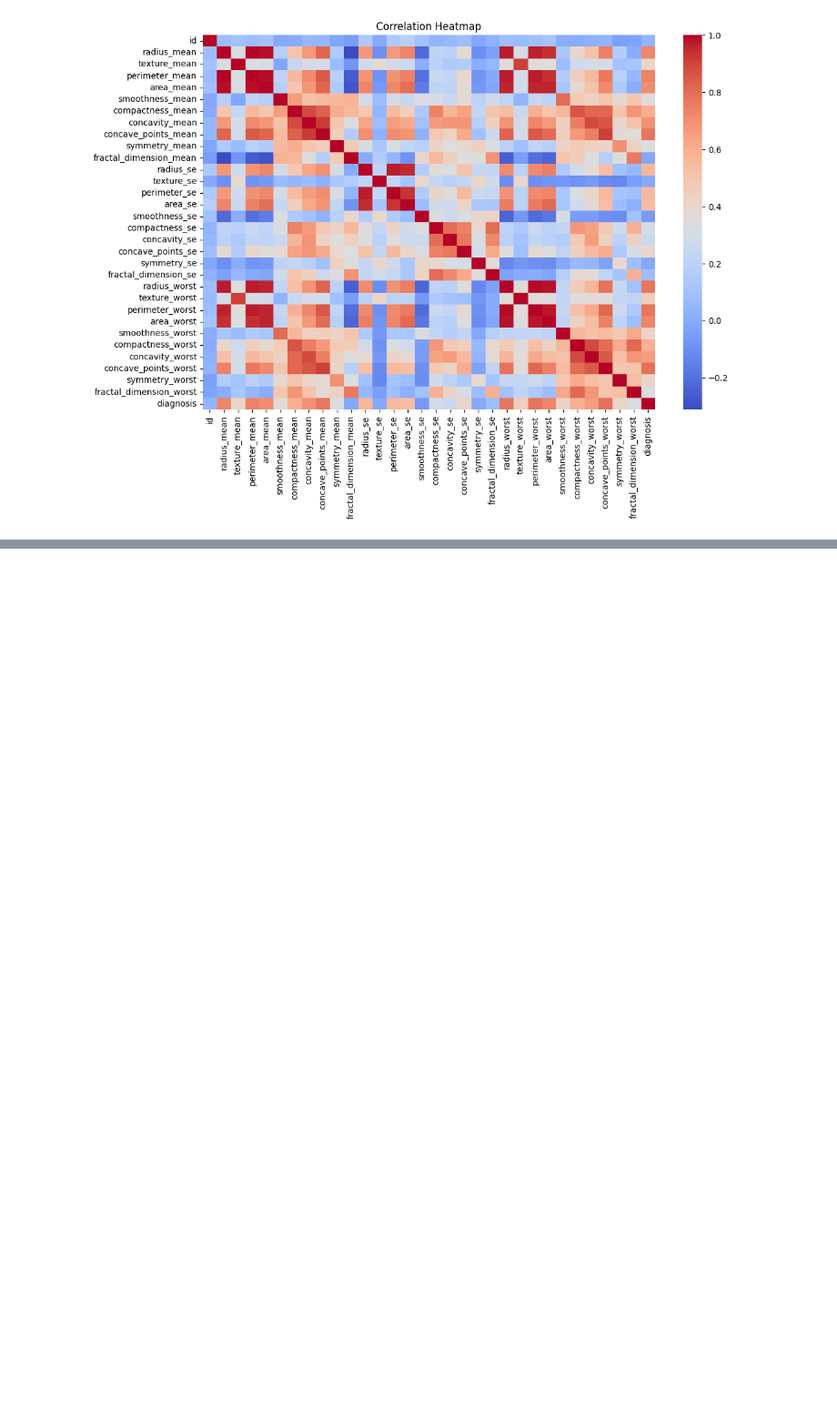
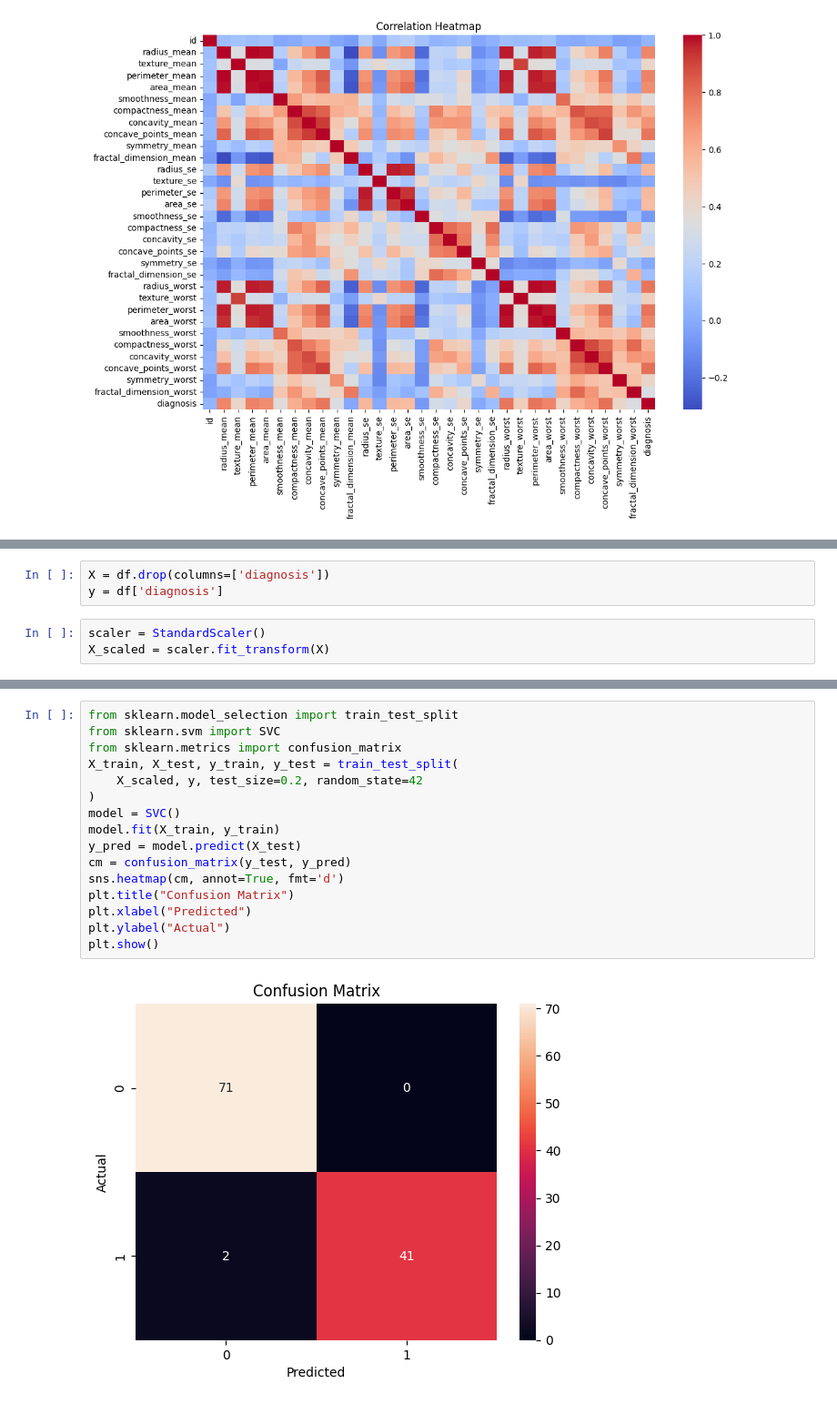
Before and after one commit to omshahu/ML_Practicals, a Jupyter notebook: p8_extra.ipynb, the cells around one changed output, grey strips where cells are left out. Shown at 91% size. Drawn from its saved outputs; the diff is of its cells as text; blank space fills up the shorter version.

```diff
--- a/p8_extra.ipynb
+++ b/p8_extra.ipynb
@@ -133,0 +148,6 @@ plt.show()
+# %%
+X = df.drop(columns=['diagnosis'])
+y = df['diagnosis']
+# %%
+scaler = StandardScaler()
+X_scaled = scaler.fit_transform(X)
@@ -133,0 +180,18 @@ plt.show()
+# %%
+from sklearn.model_selection import train_test_split
+from sklearn.svm import SVC
+from sklearn.metrics import confusion_matrix
+X_train, X_test, y_train, y_test = train_test_split(
+    X_scaled, y, test_size=0.2, random_state=42
+)
+model = SVC()
+model.fit(X_train, y_train)
+y_pred = model.predict(X_test)
+cm = confusion_matrix(y_test, y_pred)
+sns.heatmap(cm, annot=True, fmt='d')
+plt.title("Confusion Matrix")
+plt.xlabel("Predicted")
+plt.ylabel("Actual")
+plt.show()
+# %% [output]
+[figure, added]
```
Also changed, not shown: parts of 8 cells of this notebook.
